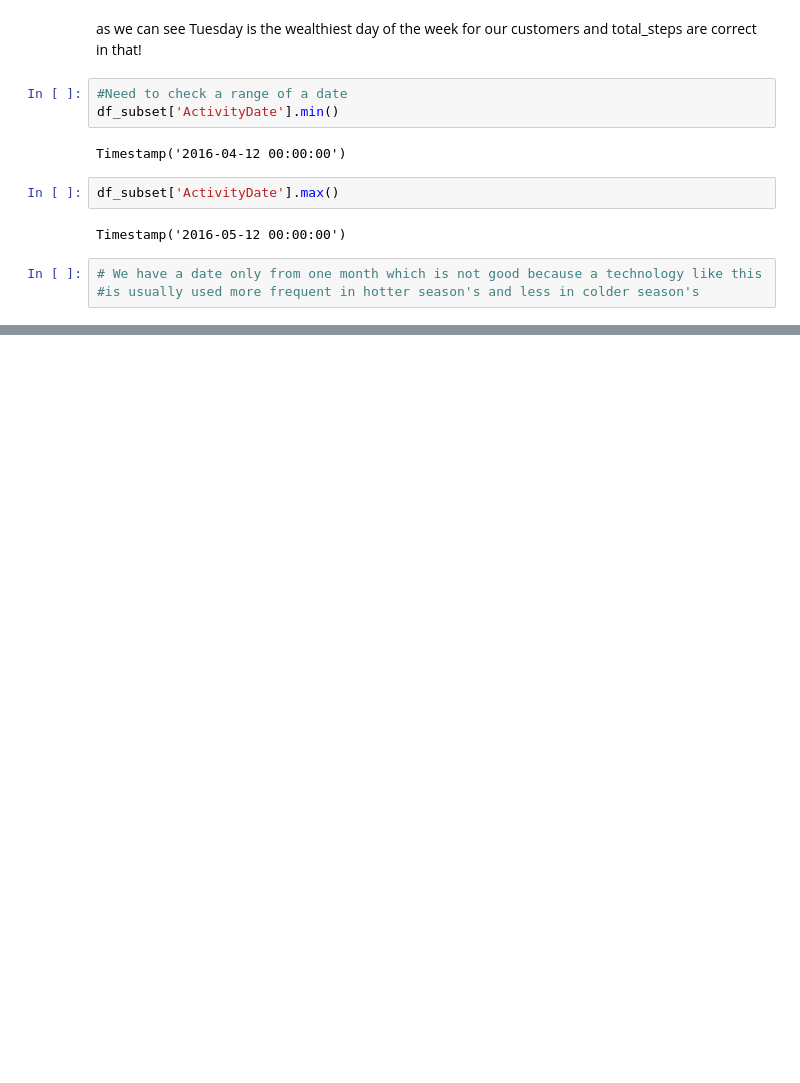
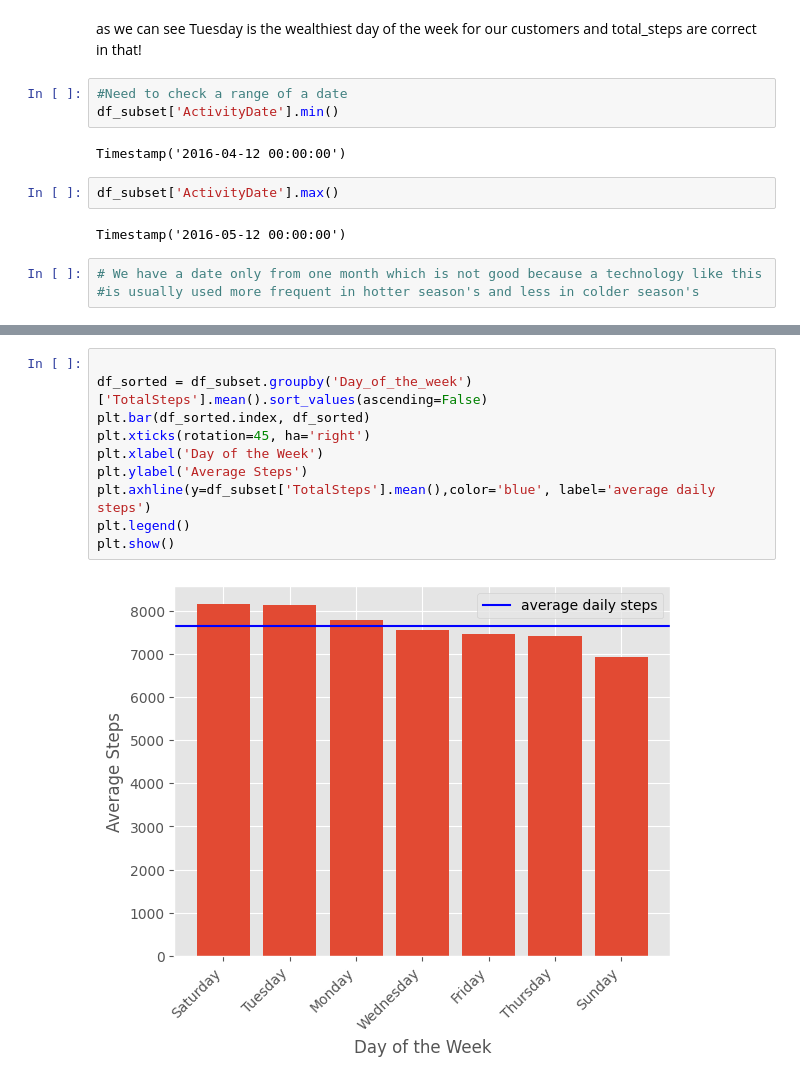
Before and after one commit to JJDataAnalyst-viz/Bellabeat_Project, a Jupyter notebook: Stage_4_Analyze/analysis.ipynb, the cells around one changed output, grey strips where cells are left out. Saved outputs shown, nothing was run; the diff lists cells and outputs as text; blank space fills up the shorter version.

```diff
--- a/Stage_4_Analyze/analysis.ipynb
+++ b/Stage_4_Analyze/analysis.ipynb
@@ -185,0 +287,12 @@ Timestamp('2016-05-12 00:00:00')
+# %%
+
+df_sorted = df_subset.groupby('Day_of_the_week')['TotalSteps'].mean().sort_values(ascending=False)
+plt.bar(df_sorted.index, df_sorted)
+plt.xticks(rotation=45, ha='right')
+plt.xlabel('Day of the Week')
+plt.ylabel('Average Steps')
+plt.axhline(y=df_subset['TotalSteps'].mean(),color='blue', label='average daily steps')
+plt.legend()
+plt.show()
+# %% [output]
+[figure, added]
```
Also changed, not shown: parts of 24 cells of this notebook.
